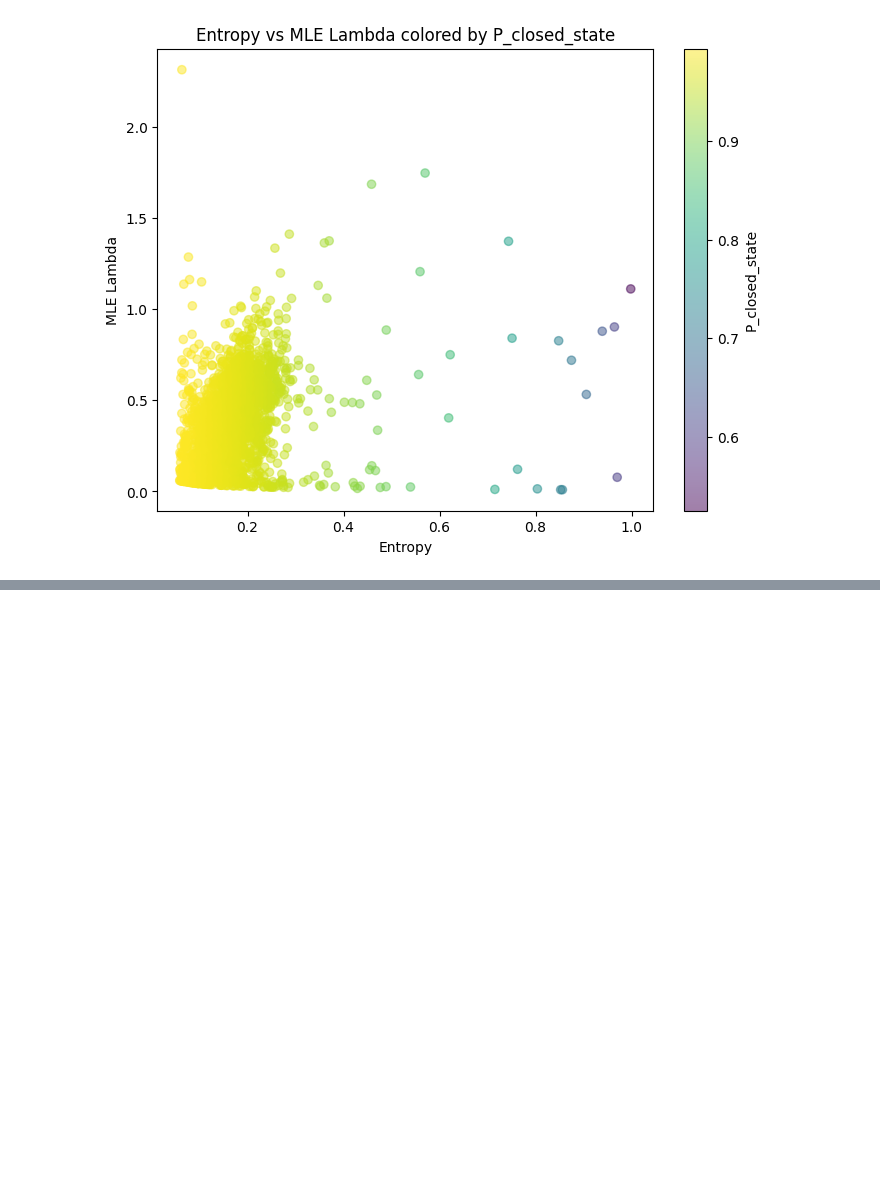
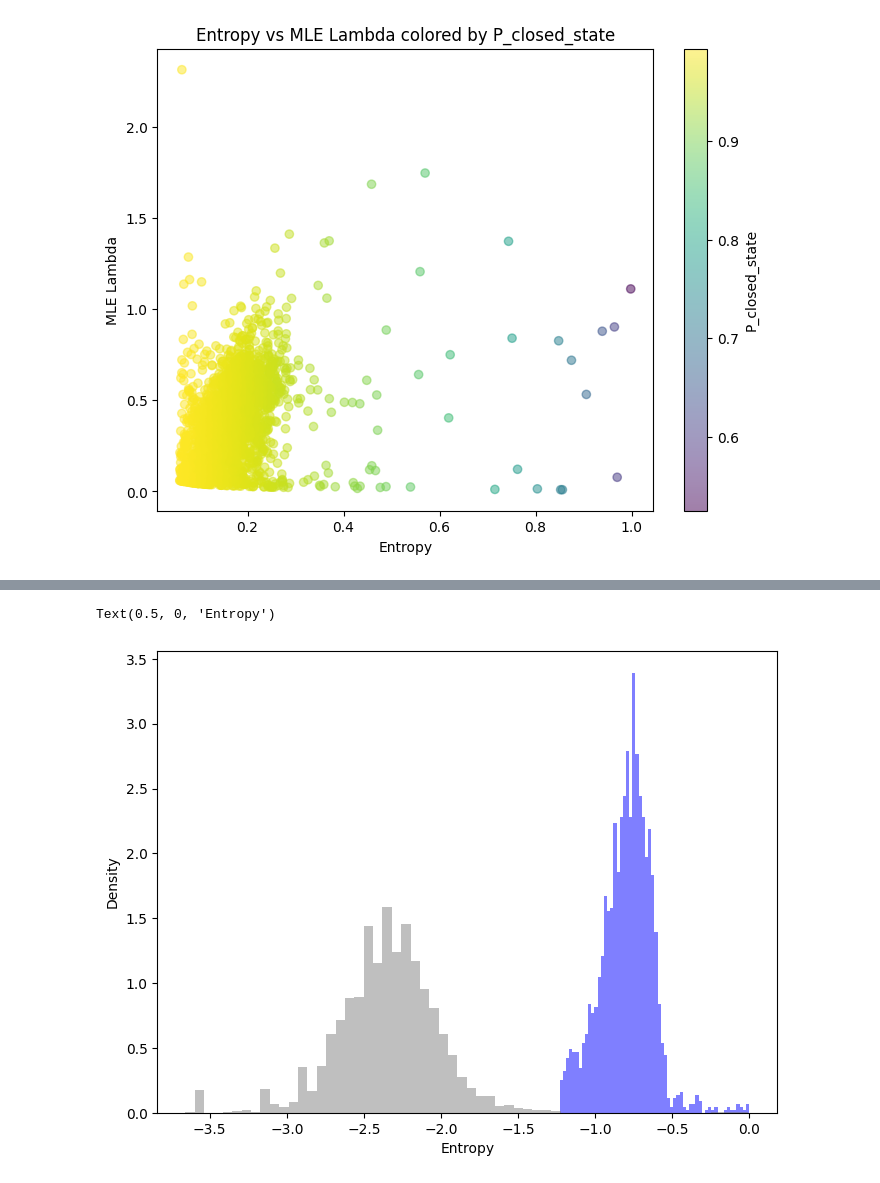
Before and after one commit to streetslab/SADE, a Jupyter notebook: EDA/theory2.ipynb, the cells around one changed output, grey strips where cells are left out. Saved outputs shown, nothing was run; the diff lists cells and outputs as text; code cells hidden in the pictures; blank space fills up the shorter version.

```diff
--- a/EDA/theory2.ipynb
+++ b/EDA/theory2.ipynb
@@ -109,0 +153,9 @@ Text(0.5, 1.0, 'Entropy vs MLE Lambda colored by P_closed_state')
+# %%
+fig, ax = plt.subplots(figsize=(8, 6))
+ax.hist(np.log10(entropy_all.loc[entropy_all['qualified_bc'], 'Entropy']), alpha=0.5, color='blue', density=True, bins=60)
+ax.hist(np.log10(entropy_all.loc[~entropy_all['qualified_bc'], 'Entropy']), alpha=0.5, color='grey', density=True, bins=60)
+ax.set_ylabel('Density')
+ax.set_xlabel('Entropy')
+# %% [output]
+Text(0.5, 0, 'Entropy')
+[figure, added]
```
Also changed, not shown: parts of 8 cells of this notebook.
